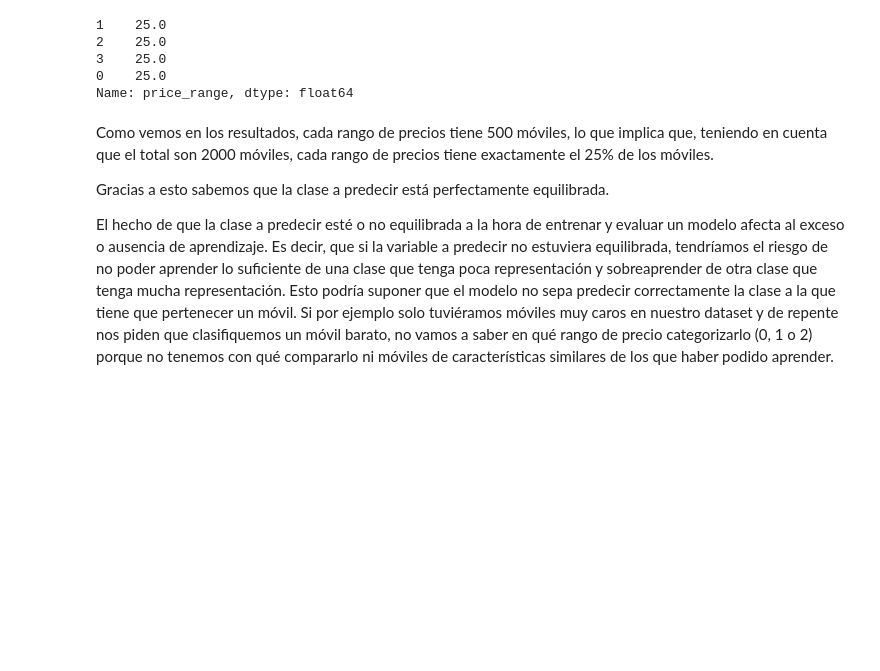
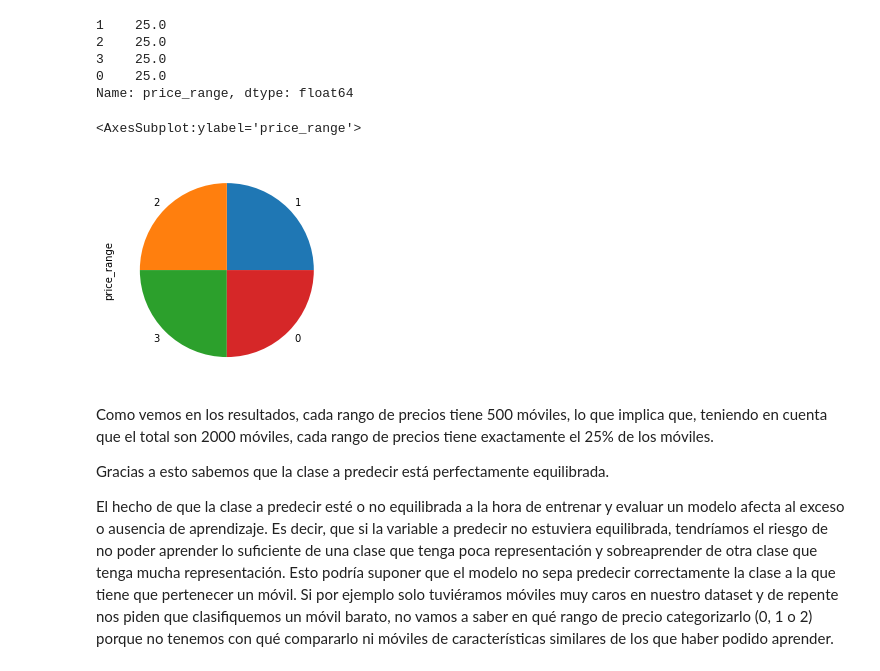
Before and after one commit to mario-sanz/IA2-Practicas, a Jupyter notebook: Lab1/P2_clasificacion.ipynb, the cells around one changed output. Drawn from its saved outputs; the diff is of its cells as text; code cells hidden in the pictures; blank space fills up the shorter version.

```diff
--- a/Lab1/P2_clasificacion.ipynb
+++ b/Lab1/P2_clasificacion.ipynb
@@ -129,6 +129,11 @@ df['price_range'].value_counts() / df['price_range'].count() * 100
 3    25.0
 0    25.0
 Name: price_range, dtype: float64
+# %%
+df['price_range'].value_counts().plot.pie()
+# %% [output]
+<AxesSubplot:ylabel='price_range'>
+[figure, added]
 # %% [markdown]
 Como vemos en los resultados, cada rango de precios tiene 500 móviles, lo que implica que, teniendo en cuenta que el total son 2000 móviles, cada rango de precios tiene exactamente el 25% de los móviles.
 
```
Also changed, not shown: parts of 17 cells of this notebook.
